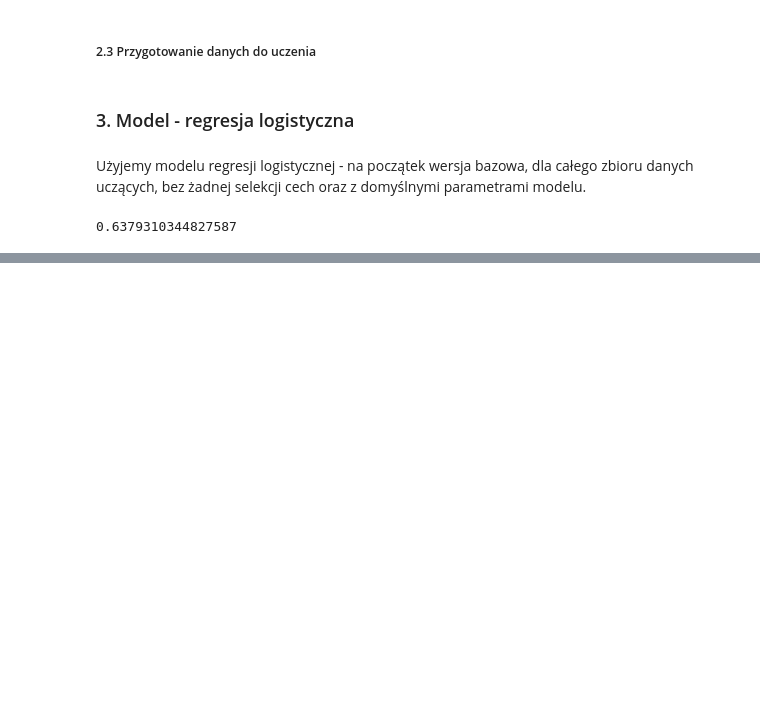
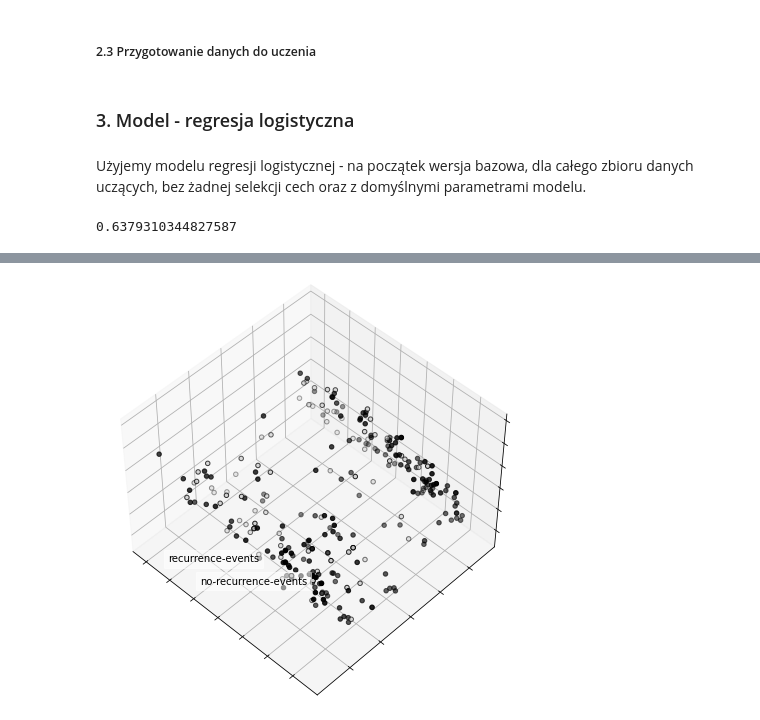
Before and after one commit to sekcja-memow/DataAnalysis, a Jupyter notebook: PROJEKT1/Wozniak_Lados.ipynb, the cells around one changed output, grey strips where cells are left out. Drawn from its saved outputs; the diff is of its cells as text; code cells hidden in the pictures; blank space fills up the shorter version.

```diff
--- a/PROJEKT1/Wozniak_Lados.ipynb
+++ b/PROJEKT1/Wozniak_Lados.ipynb
@@ -217,0 +263,30 @@ plt.show()
+# %%
+from sklearn.decomposition import PCA
+from mpl_toolkits.mplot3d import Axes3D
+
+pca = PCA(n_components=10)
+pca.fit(X)
+X_pca = pca.transform(X)
+
+fig = plt.figure(1, figsize=(6, 6))
+plt.clf()
+ax = Axes3D(fig, rect=[0, 0, .95, 1], elev=48, azim=134)
+
+for name, label in [('no-recurrence-events', 0), ('recurrence-events', 1)]:
+    ax.text3D(X_pca[y == label, 0].mean(),
+              X_pca[y == label, 1].mean() + 1.5,
+              X_pca[y == label, 2].mean(), name,
+              horizontalalignment='center',
+              bbox=dict(alpha=.5, edgecolor='w', facecolor='w'))
+
+y_pca = np.choose(y, [1, 2, 0]).astype(float)
+ax.scatter(X_pca[:, 0], X_pca[:, 1], X_pca[:, 2], c=y_pca, cmap=plt.cm.nipy_spectral,
+           edgecolor='k')
+
+ax.w_xaxis.set_ticklabels([])
+ax.w_yaxis.set_ticklabels([])
+ax.w_zaxis.set_ticklabels([])
+
+plt.show()
+# %% [output]
+[figure, added]
```
Also changed, not shown: parts of 11 cells of this notebook.
